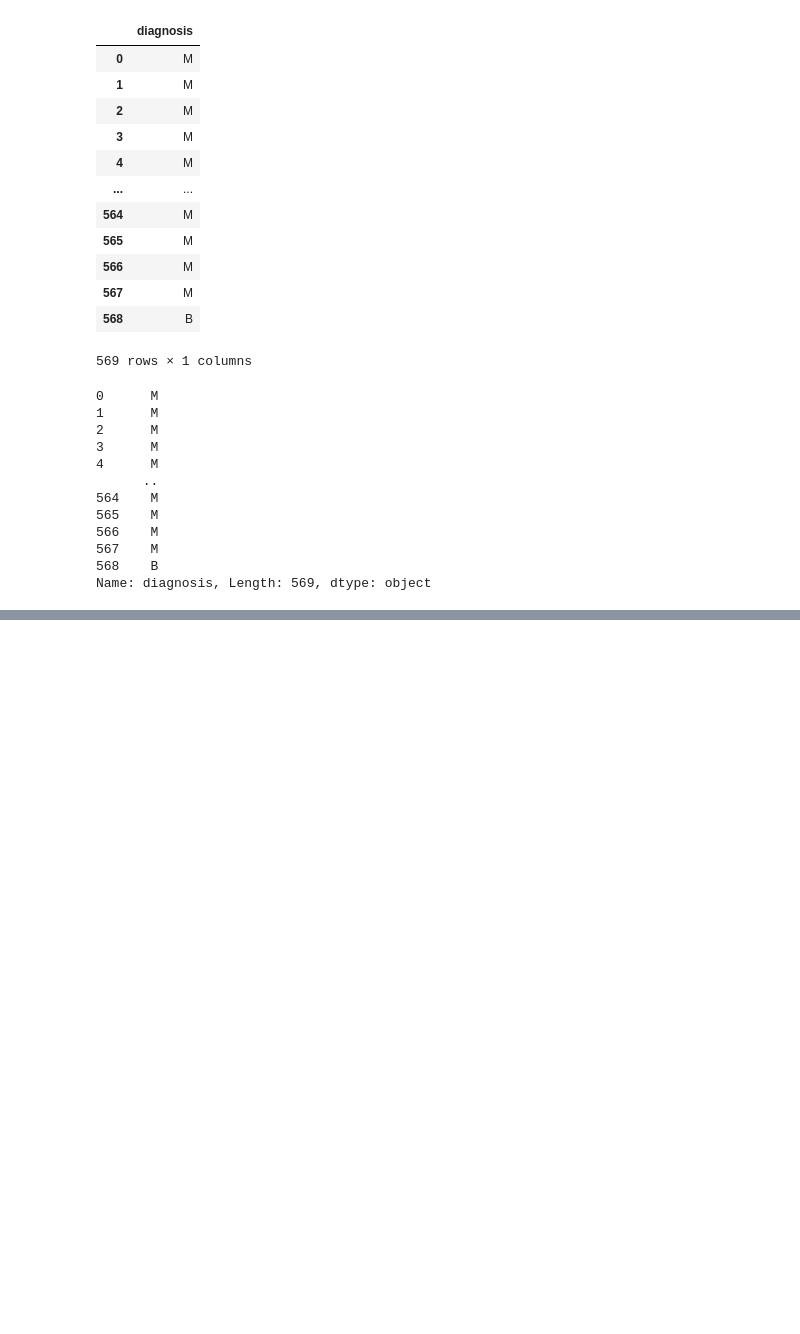
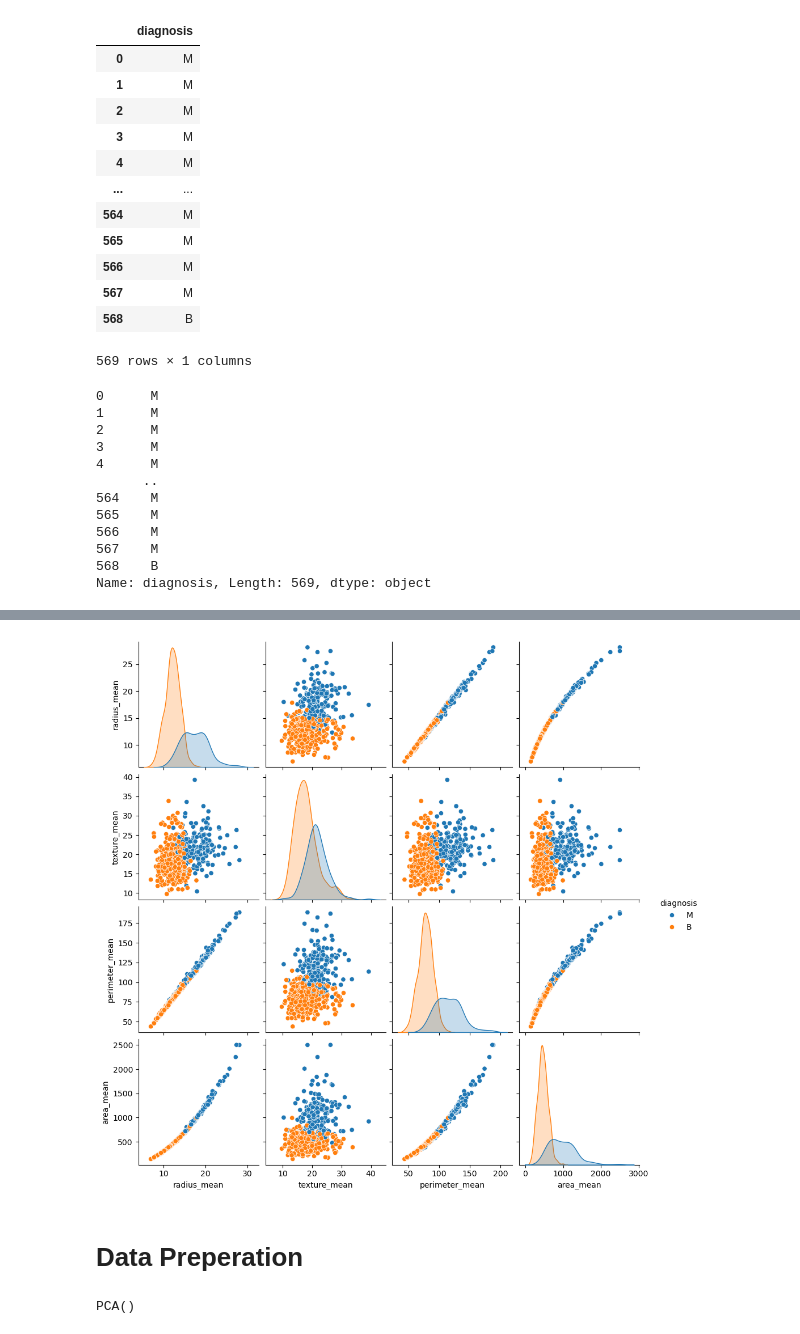
Before and after one commit to eyaguirat10/CoWin-Breast-Cancer-Detection, a Jupyter notebook: 2nd_project.ipynb, the cells around one changed output, grey strips where cells are left out. Drawn from its saved outputs; the diff is of its cells as text; code cells hidden in the pictures; blank space fills up the shorter version.

Commit message:
doing some preparation and pltos to understand the data

```diff
--- a/2nd_project.ipynb
+++ b/2nd_project.ipynb
@@ -153,0 +141,10 @@ data.describe()
+# %%
+sns.pairplot(
+    data[['radius_mean','texture_mean','perimeter_mean','area_mean','diagnosis']],
+    hue='diagnosis'
+)
+plt.show()
+# %% [output]
+[figure, added]
+# %% [markdown]
+<h1>Data Preperation</h1>
@@ -153,0 +162,5 @@ data.describe()
+# %%
+pca=PCA()
+pca.fit(X_scaled)
+# %% [output]
+PCA()
```
Also changed, not shown: parts of 23 cells of this notebook.
